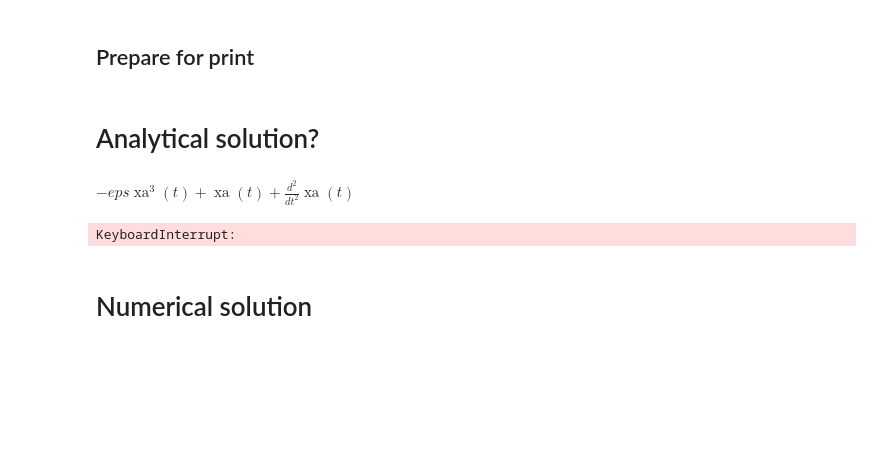
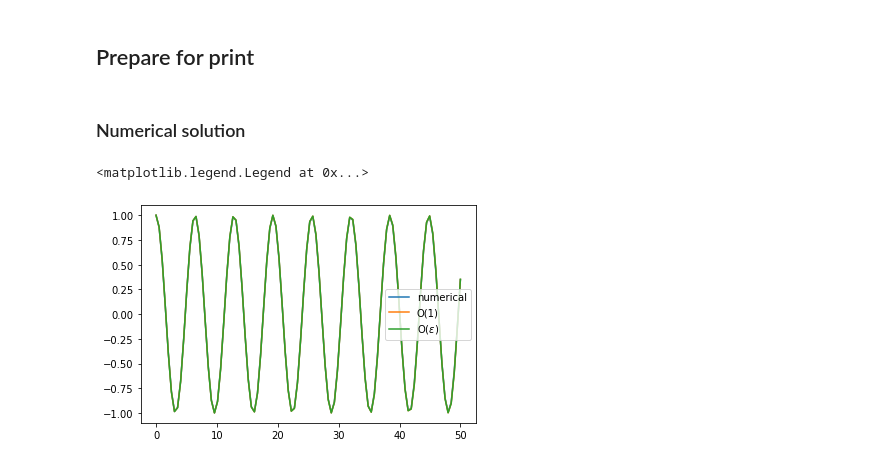
Before and after one commit to galendal/MAT230git, a Jupyter notebook: Linstedt-Poincare.ipynb, the cells around one changed output. Cells and saved outputs as stored; diff of their text form; code cells hidden in the pictures; blank space fills up the shorter version.

```diff
--- a/Linstedt-Poincare.ipynb
+++ b/Linstedt-Poincare.ipynb
@@ -118,17 +173,5 @@ solexp=sp.lambdify(t,soltot.evalf(subs={eps:0.01}))
 # %% [markdown]
-# Analytical solution?
+### Numerical solution
-# %%
-xa=sp.Function('xa')
-exp2 = xa(t).diff(t, t) + xa(t) - eps * xa(t) **3
-exp2
-# %% [output]
-$\displaystyle - eps \operatorname{xa}^{3}{\left(t \right)} + \operatorname{xa}{\left(t \right)} + \frac{d^{2}}{d t^{2}} \operatorname{xa}{\left(t \right)}$
-# %%
-sp.solvers.ode.dsolve(exp2,ics={xa(0):1,xa(t).diff(t).subs(t, 0): 0})
-# %% [output]
-KeyboardInterrupt:
-# %% [markdown]
-# Numerical solution
 # %%
 def rhs(t,u,eps):
     x,y= u
@@ -139,0 +183,8 @@ sol = solve_ivp(rhs, [0,10],[0,1],args=([eps]))
+# %%
+plt.plot(sol.t,sol.y[1])
+plt.plot(sol.t,solexp0(sol.t))
+plt.plot(sol.t,solexp1(sol.t))
+plt.legend(['numerical','O(1)','O($\epsilon$)'])
+# %% [output]
+<matplotlib.legend.Legend at 0x...>
+[figure, added]
```
Also changed, not shown: parts of 39 cells of this notebook, 1 other file.
